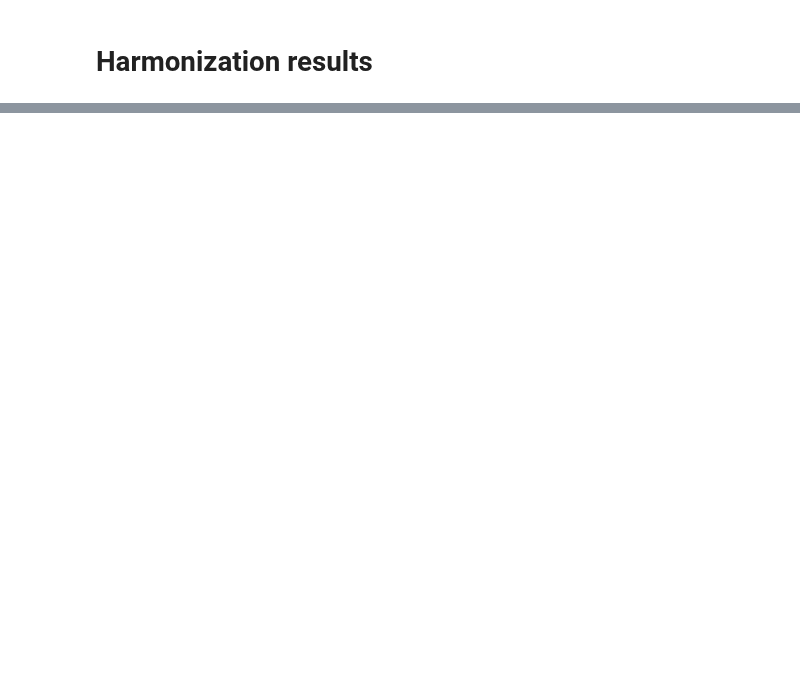
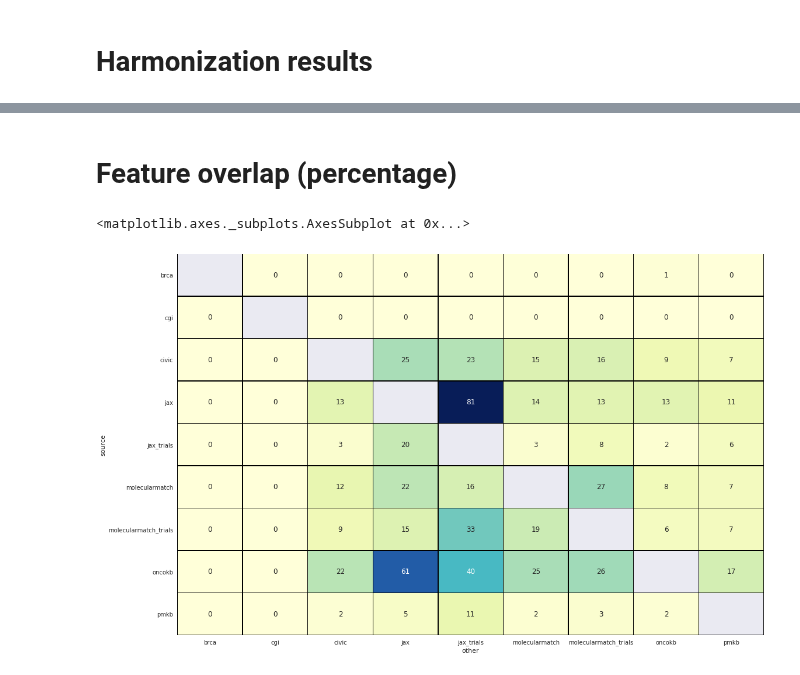
Before and after one commit to ohsu-comp-bio/g2p-aggregator, a Jupyter notebook: notebooks/harmonization_analysis.ipynb, the cells around one changed output, grey strips where cells are left out. Saved outputs shown, nothing was run; the diff lists cells and outputs as text; code cells hidden in the pictures; blank space fills up the shorter version.

```diff
--- a/notebooks/harmonization_analysis.ipynb
+++ b/notebooks/harmonization_analysis.ipynb
@@ -617,0 +308,37 @@ Counter({('civic', 'molecularmatch'): 146, ('civic', 'jax'): 87, ('jax', 'molecu
+# %%
+# lightweight class
+Overlap = namedtuple('Overlap', ['other', 'source', 'size', 'percentage', 'other_size', 'source_size',
+                                 'other_features' ])
+
+# intersection
+def features_intersection(df1, df2):
+    return set(df1.features) & set(df2.features)
+
+# comparison of source to all other sources
+def source_intersection(source):
+    others = set(features.index.tolist()) - set([source])
+    for other in others:
+        overlap_size = len(features_intersection(features.loc[source], features.loc[other]))
+        other_size = len(features.loc[other].features)
+        yield Overlap(other=other,
+                      source=source,
+                      size=overlap_size,
+                      other_size=other_size,
+                      source_size=len(features.loc[source].features),
+                      percentage=(overlap_size / other_size) * 100,
+                      other_features=set(features.loc[other].features)
+                     )
+
+overlaps = [] # for plotting
+print('overall overlap')
+for source in features.index.tolist():
+    total = set()
+    for overlap in source_intersection(source):
+        overlaps.append(overlap)  # for plotting
+        total |= overlap.other_features  # for overall
+        print('        {} {}/{} ({:.2f}%) overlap with {}'.format(source, overlap.size,
+                                                                   overlap.other_size,
+                                                                   overlap.percentage,
+                                                                   overlap.other))
+    overall = set(features.loc[source].features) & total
+    print('  {}: {}/{} ({:.2f}%)'.format(source, len(overall), len(total), len(overall) / len(total)* 100))
@@ -617,0 +363,13 @@ Counter({('civic', 'molecularmatch'): 146, ('civic', 'jax'): 87, ('jax', 'molecu
+# %% [markdown]
+# Feature overlap (percentage)
+# %%
+# https://seaborn.pydata.org/generated/seaborn.heatmap.html
+sns.set()
+# Load the overlaps into pd and pivot
+overlaps_hm = pd.DataFrame(overlaps).pivot("source", "other", "percentage")
+# Draw a heatmap with the numeric values in each cell
+f, ax = plt.subplots(figsize=(18, 12))
+sns.heatmap(overlaps_hm, annot=True, fmt="1.0f", linewidths=.5, ax=ax, cbar=False, cmap="YlGnBu",linecolor='black')
+# %% [output]
+<matplotlib.axes._subplots.AxesSubplot at 0x...>
+[figure, added]
```
Also changed, not shown: parts of 62 cells of this notebook.
